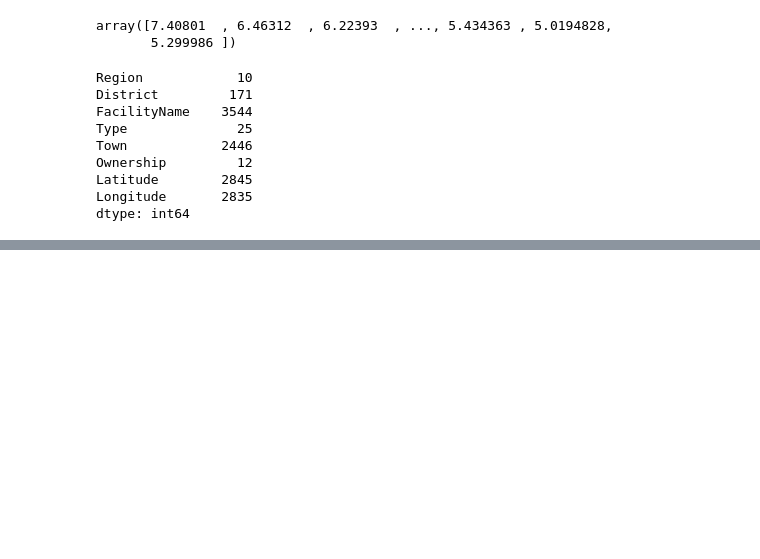
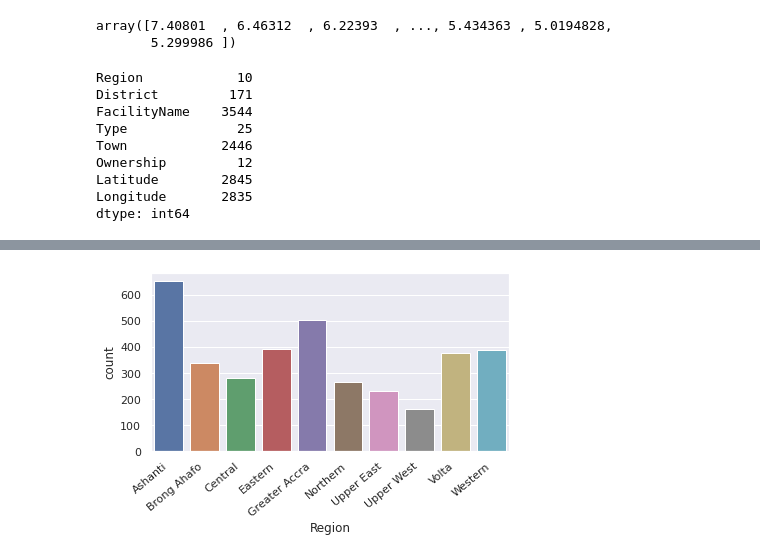
Before and after one commit to Drey-Tee/Data-Analysis, a Jupyter notebook: Ghana_Health_Facilities.ipynb, the cells around one changed output, grey strips where cells are left out. Drawn from its saved outputs; the diff is of its cells as text; code cells hidden in the pictures; blank space fills up the shorter version.

Commit message:
visual analysis

```diff
--- a/Ghana_Health_Facilities.ipynb
+++ b/Ghana_Health_Facilities.ipynb
@@ -139,0 +154,3 @@ dtype: int64
+# %%
+#declared a new variable to store the new dataset after dropping null values
+health = health_data.dropna()
@@ -139,0 +190,12 @@ dtype: int64
+# %%
+#plotting a bar graph to show the counr of facilities in the various regions
+import seaborn as sns
+import matplotlib.pyplot as plt
+sns.set_theme(style="darkgrid")
+regions = health
+ax = sns.countplot(x=health["Region"], data=regions)
+ax.set_xticklabels(ax.get_xticklabels(), rotation=40, ha="right")
+plt.tight_layout()
+plt.show()
+# %% [output]
+[figure, added]
```
Also changed, not shown: parts of 5 cells of this notebook.
